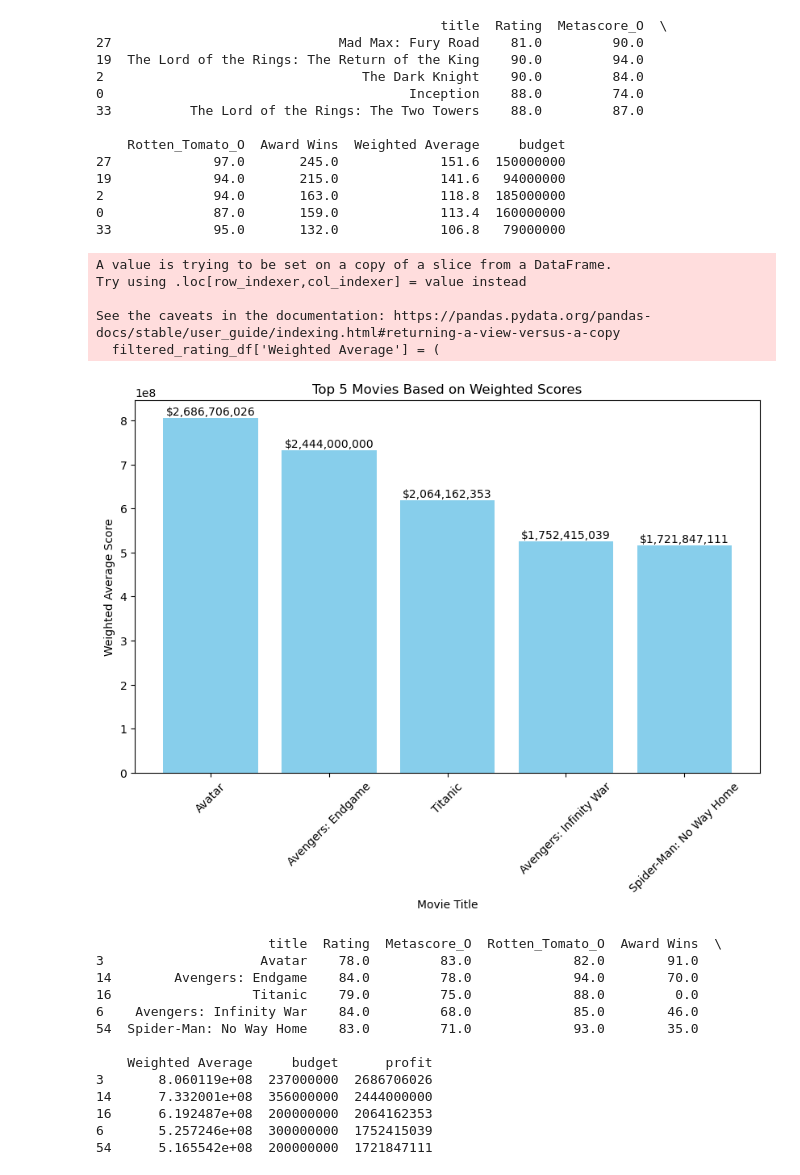
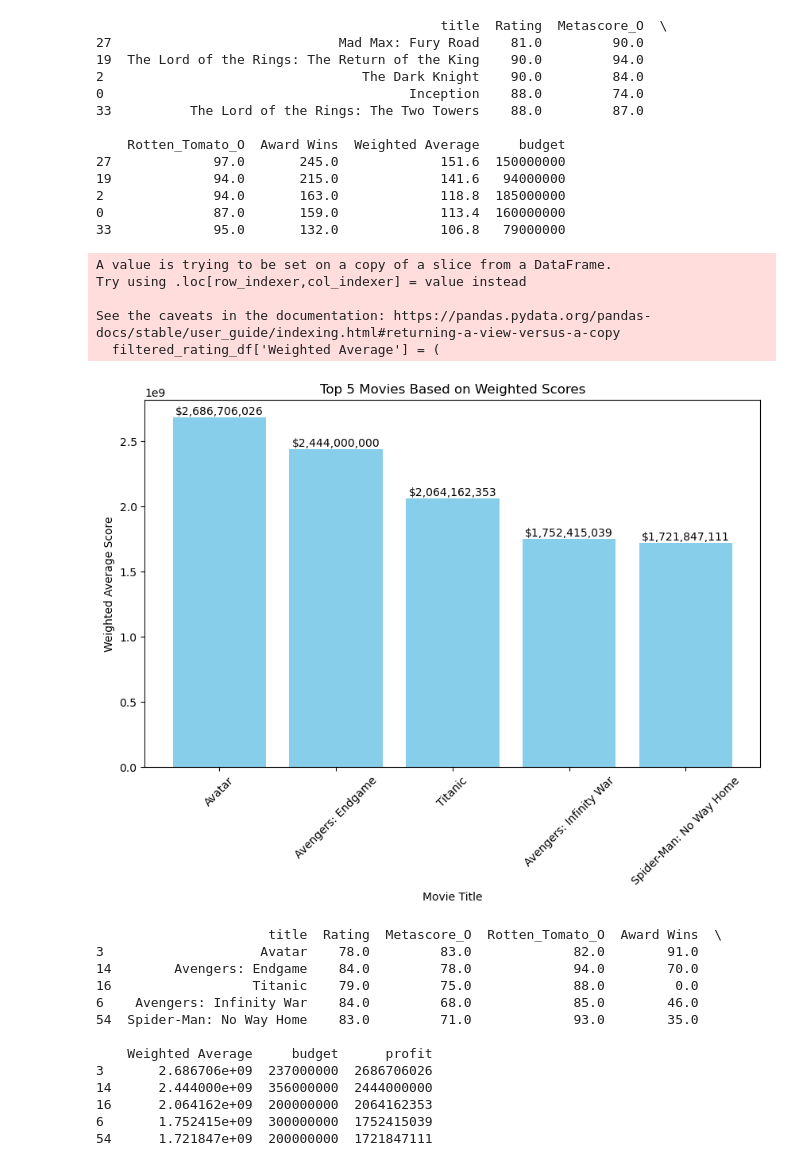
Before and after one commit to jvwastaken/Blockbuster-Breakdown, a Jupyter notebook: sloucel_analysis/final_sl_awards_analysis.ipynb, the cells around one changed output. Saved outputs shown, nothing was run; the diff lists cells and outputs as text; code cells hidden in the pictures.

```diff
--- a/sloucel_analysis/final_sl_awards_analysis.ipynb
+++ b/sloucel_analysis/final_sl_awards_analysis.ipynb
@@ -505,7 +500,7 @@ print(final_df)
 filtered_rating_df = movie_final_award_df[movie_final_award_df['Rotten_Tomato_O'] > 80]
 
 # Weighted average
-weights = {'Rating': 0.15, 'Metascore_O': 0.15, 'Rotten_Tomato_O': 0.15, 'Award Wins': 0.25, 'profit': 0.30}
+weights = {'Rating': 0.0, 'Metascore_O': 0.0, 'Rotten_Tomato_O': 0.0, 'Award Wins': 0.0, 'profit': 1}
 filtered_rating_df['Weighted Average'] = (
     filtered_rating_df['Rating'] * weights['Rating'] +
     filtered_rating_df['Metascore_O'] * weights['Metascore_O'] +
@@ -516,34 +511,34 @@ filtered_rating_df['Weighted Average'] = (
 # Sort DataFrame to find top movies
 df_sorted = filtered_rating_df.sort_values(by='Weighted Average', ascending=False)
 
 # Extract top 5 movies for visualization
 top_5 = df_sorted.head(5)
 
 # Plotting
 plt.figure(figsize=(10, 6))
 bars = plt.bar(top_5['title'], top_5['Weighted Average'], color='skyblue')
 
 # Adding budget labels above the bars
 for bar, budget in zip(bars, top_5['profit']):
     plt.text(bar.get_x() + bar.get_width() / 2, bar.get_height(), f'${budget:,}',
              ha='center', va='bottom', color='black', fontsize=10)
 
 plt.xlabel('Movie Title')
 plt.xticks(rotation=45)
 plt.ylabel('Weighted Average Score')
 plt.title('Top 5 Movies Based on Weighted Scores')
 plt.show()
 
 # Display DataFrame with specific columns including budget
 final_df = top_5[['title', 'Rating', 'Metascore_O', 'Rotten_Tomato_O', 'Award Wins', 'Weighted Average', 'budget', 'profit']]
 print(final_df)
 # %% [output]
 A value is trying to be set on a copy of a slice from a DataFrame.
 Try using .loc[row_indexer,col_indexer] = value instead
 
 See the caveats in the documentation: https://pandas.pydata.org/pandas-docs/stable/user_guide/indexing.html#returning-a-view-versus-a-copy
   filtered_rating_df['Weighted Average'] = (
-[figure, old version]
+[figure, new version]
                       title  Rating  Metascore_O  Rotten_Tomato_O  Award Wins  \
 3                    Avatar    78.0         83.0             82.0        91.0
 14        Avengers: Endgame    84.0         78.0             94.0        70.0
@@ -552,11 +547,11 @@ See the caveats in the documentation: https://pandas.pydata.org/pandas-docs/stab
 54  Spider-Man: No Way Home    83.0         71.0             93.0        35.0
 
     Weighted Average     budget      profit
-3       8.060119e+08  237000000  2686706026
-14      7.332001e+08  356000000  2444000000
-16      6.192487e+08  200000000  2064162353
-6       5.257246e+08  300000000  1752415039
-54      5.165542e+08  200000000  1721847111
+3       2.686706e+09  237000000  2686706026
+14      2.444000e+09  356000000  2444000000
+16      2.064162e+09  200000000  2064162353
+6       1.752415e+09  300000000  1752415039
+54      1.721847e+09  200000000  1721847111
 # %%
 final_df.head()
 # %% [output]
```
Also changed, not shown: parts of 1 cell of this notebook, 1 other file.
